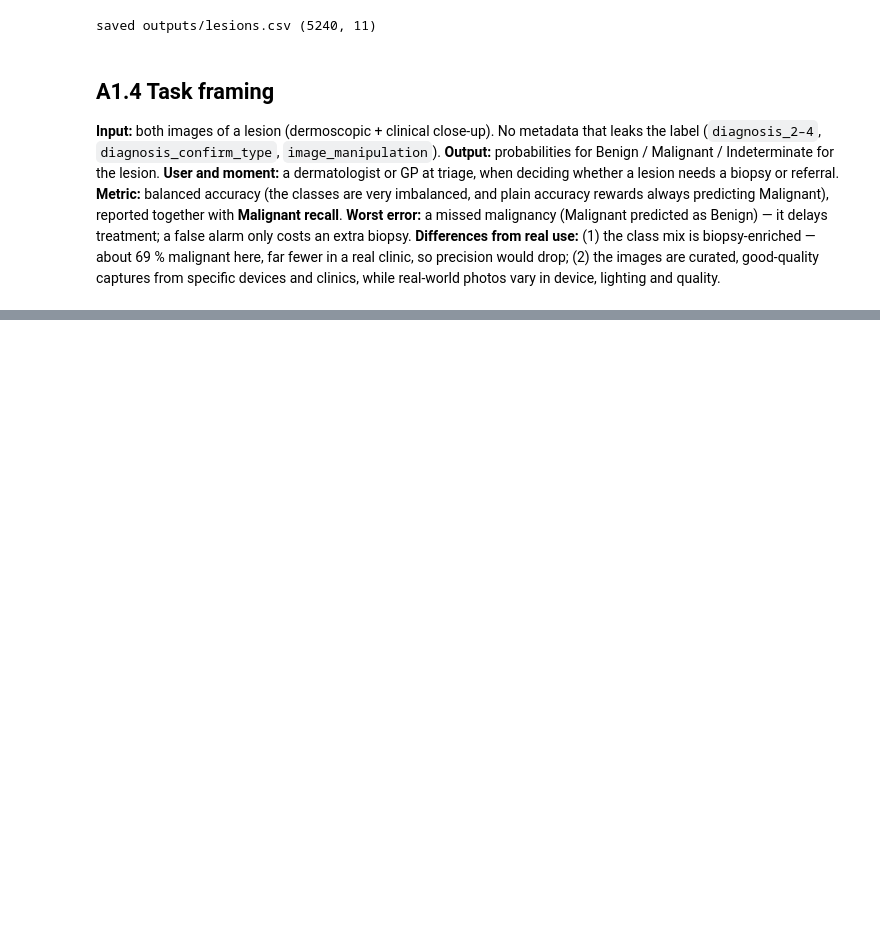
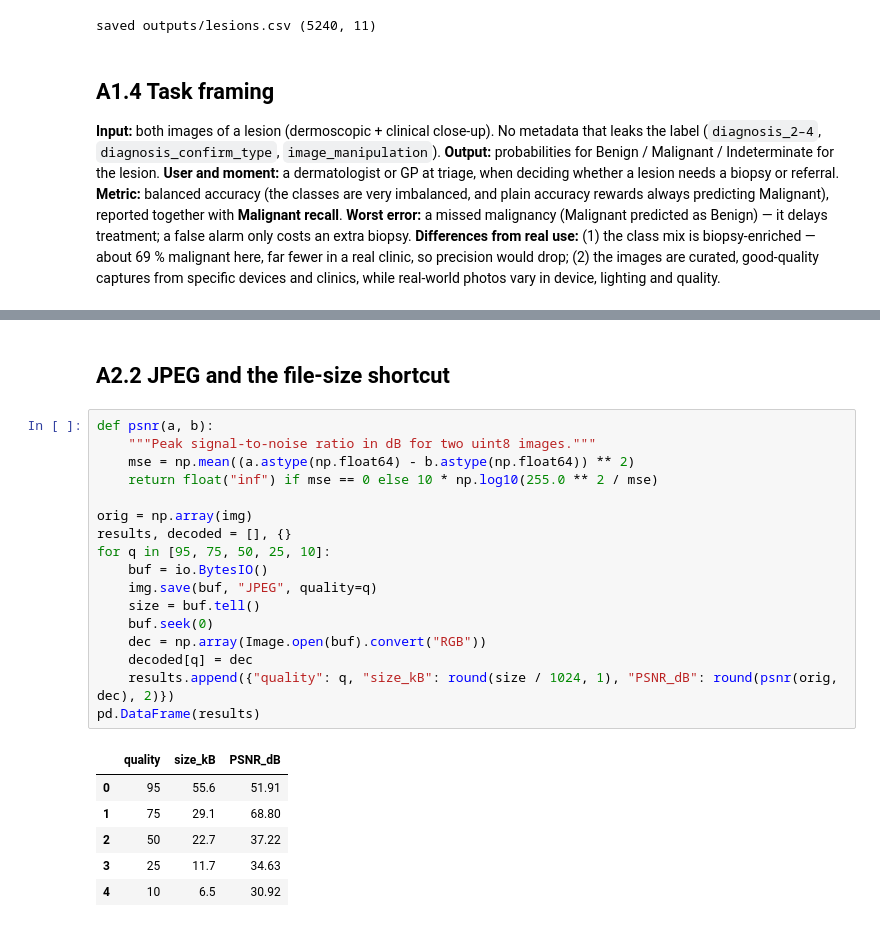
Before and after one commit to Lio02/milk10k-cv, a Jupyter notebook: notebooks/homework_part_a.ipynb, the cells around one changed output, grey strips where cells are left out. Cells and saved outputs as stored; diff of their text form; blank space fills up the shorter version.

```diff
--- a/notebooks/homework_part_a.ipynb
+++ b/notebooks/homework_part_a.ipynb
@@ -213,0 +286,26 @@ saved outputs/lesions.csv (5240, 11)
+# %% [markdown]
+## A2.2 JPEG and the file-size shortcut
+# %%
+def psnr(a, b):
+    """Peak signal-to-noise ratio in dB for two uint8 images."""
+    mse = np.mean((a.astype(np.float64) - b.astype(np.float64)) ** 2)
+    return float("inf") if mse == 0 else 10 * np.log10(255.0 ** 2 / mse)
+
+orig = np.array(img)
+results, decoded = [], {}
+for q in [95, 75, 50, 25, 10]:
+    buf = io.BytesIO()
+    img.save(buf, "JPEG", quality=q)
+    size = buf.tell()
+    buf.seek(0)
+    dec = np.array(Image.open(buf).convert("RGB"))
+    decoded[q] = dec
+    results.append({"quality": q, "size_kB": round(size / 1024, 1), "PSNR_dB": round(psnr(orig, dec), 2)})
+pd.DataFrame(results)
+# %% [output]
+|  | quality | size_kB | PSNR_dB |
+| 0 | 95 | 55.6 | 51.91 |
+| 1 | 75 | 29.1 | 68.80 |
+| 2 | 50 | 22.7 | 37.22 |
+| 3 | 25 | 11.7 | 34.63 |
+| 4 | 10 | 6.5 | 30.92 |
```
Also changed, not shown: parts of 9 cells of this notebook, 1 other file.
